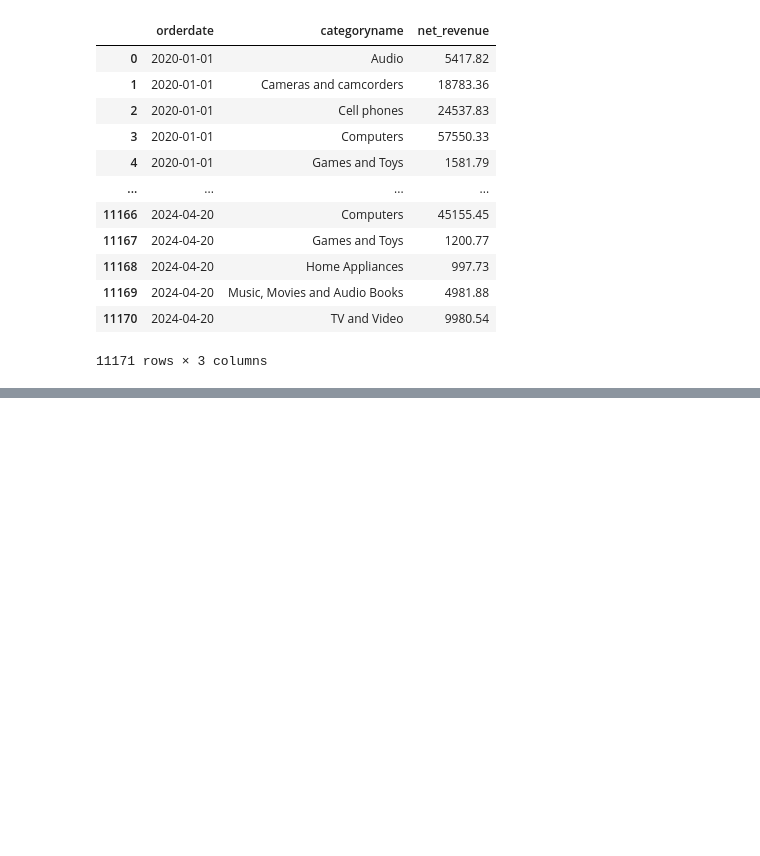
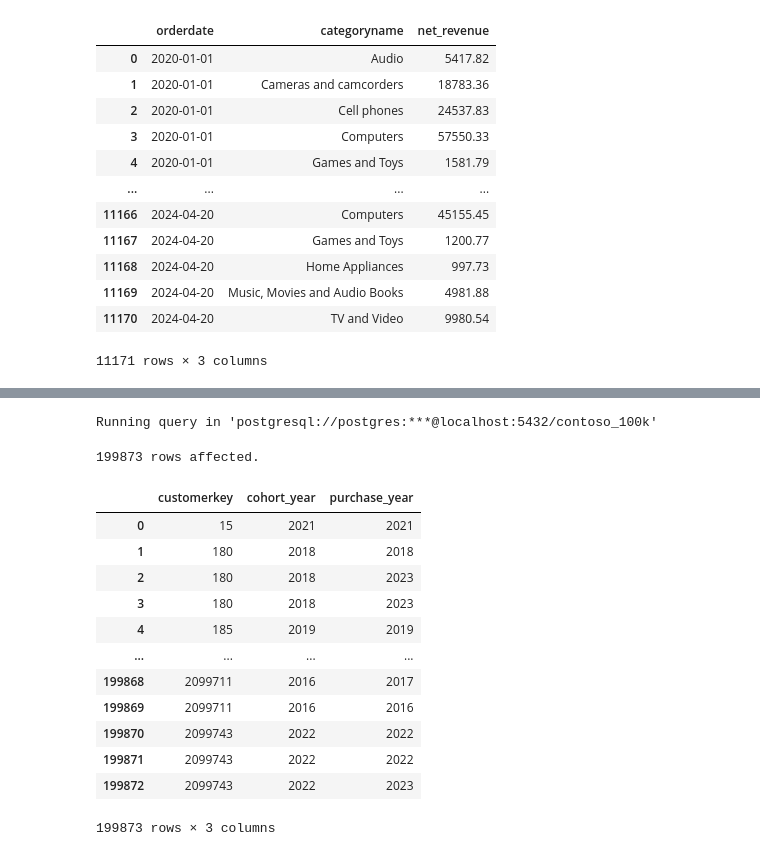
Before and after one commit to SontaRamesh/Studentqrcode, a Jupyter notebook: Resources/Blank_SQL_Notebook.ipynb, the cells around one changed output, grey strips where cells are left out. Drawn from its saved outputs; the diff is of its cells as text; code cells hidden in the pictures; blank space fills up the shorter version.

```diff
--- a/Resources/Blank_SQL_Notebook.ipynb
+++ b/Resources/Blank_SQL_Notebook.ipynb
@@ -764,0 +882,23 @@ Running query in 'postgresql://postgres:***@localhost:5432/contoso_100k'
+# %%
+%%sql
+select
+customerkey,
+extract(year from(min(orderdate)over(partition by customerkey))) as cohort_year,
+extract(year from orderdate) as purchase_year
+from sales
+# %% [output]
+Running query in 'postgresql://postgres:***@localhost:5432/contoso_100k'
+199873 rows affected.
+|  | customerkey | cohort_year | purchase_year |
+| 0 | 15 | 2021 | 2021 |
+| 1 | 180 | 2018 | 2018 |
+| 2 | 180 | 2018 | 2023 |
+| 3 | 180 | 2018 | 2023 |
+| 4 | 185 | 2019 | 2019 |
+| ... | ... | ... | ... |
+| 199868 | 2099711 | 2016 | 2017 |
+| 199869 | 2099711 | 2016 | 2016 |
+| 199870 | 2099743 | 2022 | 2022 |
+| 199871 | 2099743 | 2022 | 2022 |
+| 199872 | 2099743 | 2022 | 2023 |
+199873 rows × 3 columns
```
Also changed, not shown: parts of 5 cells of this notebook.
